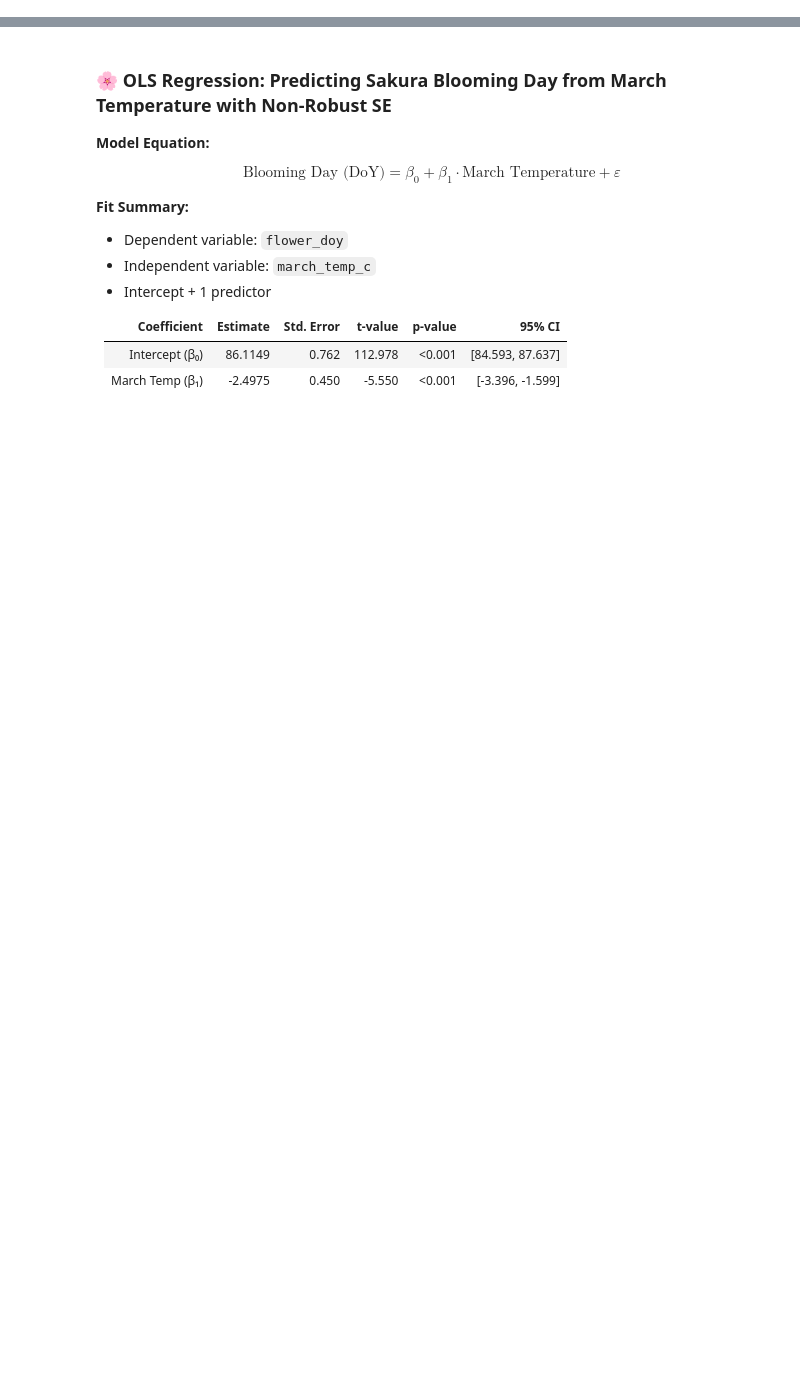
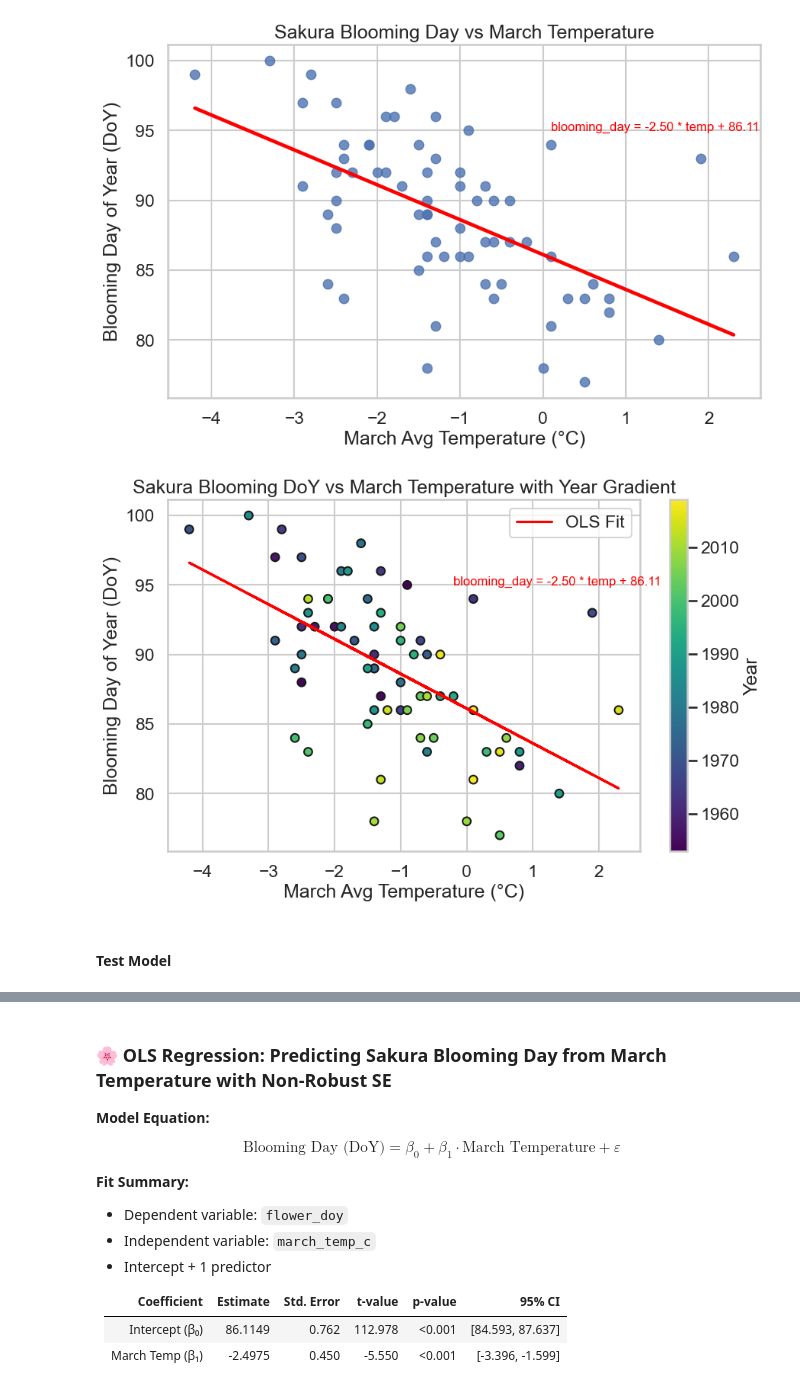
Before and after one commit to lcarnegie/sakura, a Jupyter notebook: scripts/04-model-data.ipynb, the cells around one changed output, grey strips where cells are left out. Saved outputs shown, nothing was run; the diff lists cells and outputs as text; code cells hidden in the pictures; blank space fills up the shorter version.

```diff
--- a/scripts/04-model-data.ipynb
+++ b/scripts/04-model-data.ipynb
@@ -79,5 +81,32 @@ Covariance Type:                  HC1
 
 Notes:
 [1] Standard Errors are heteroscedasticity robust (HC1)
+# %%
+## Visualizations
+# Scatterplot with regression line
+plt.figure(figsize=(10, 6))
+sns.regplot(x='march_temp_c', y='flower_doy', data=df, ci=None, line_kws={'color': 'red'})
+plt.text(0.1, 95, f"blooming_day = {model_0.params[1]:.2f} * temp + {model_0.params[0]:.2f}", color="red", fontsize=12)
+plt.title("Sakura Blooming Day vs March Temperature")
+plt.xlabel("March Avg Temperature (°C)")
+plt.ylabel("Blooming Day of Year (DoY)")
+plt.show()
+
+# Scatterplot with year-based color gradient
+plt.figure(figsize=(10, 6))
+scatter = plt.scatter(df['march_temp_c'], df['flower_doy'], c=df['year'], cmap='viridis', s=60, edgecolor='k')
+plt.plot(df['march_temp_c'], model_0.predict(X), color='red', label='OLS Fit')
+plt.text(-0.2, 95, f"blooming_day = {model_0.params[1]:.2f} * temp + {model_0.params[0]:.2f}", color="red", fontsize=12)
+plt.colorbar(scatter, label='Year')
+plt.title("Sakura Blooming DoY vs March Temperature with Year Gradient")
+plt.xlabel("March Avg Temperature (°C)")
+plt.ylabel("Blooming Day of Year (DoY)")
+plt.legend()
+plt.show()
+# %% [output]
+[figure, added]
+[figure, added]
+# %% [markdown]
+#### Test Model
 # %%
 ##Modelling Training Dataset
```
Also changed, not shown: parts of 15 cells of this notebook, 2 other files.
